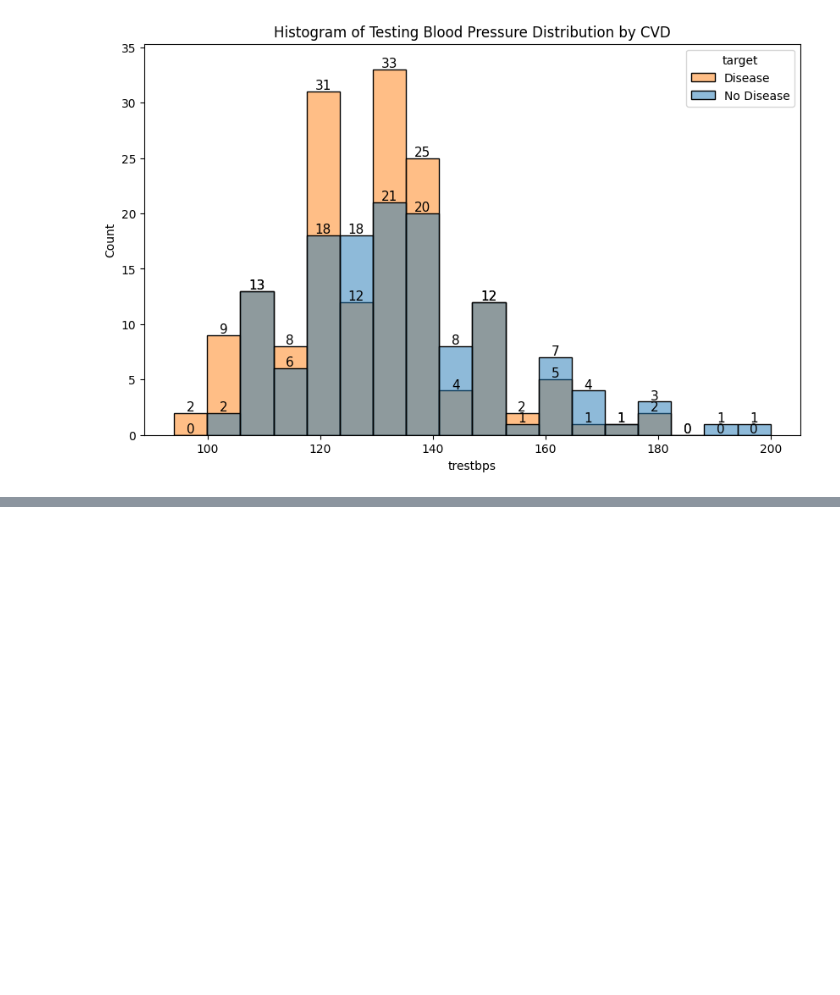
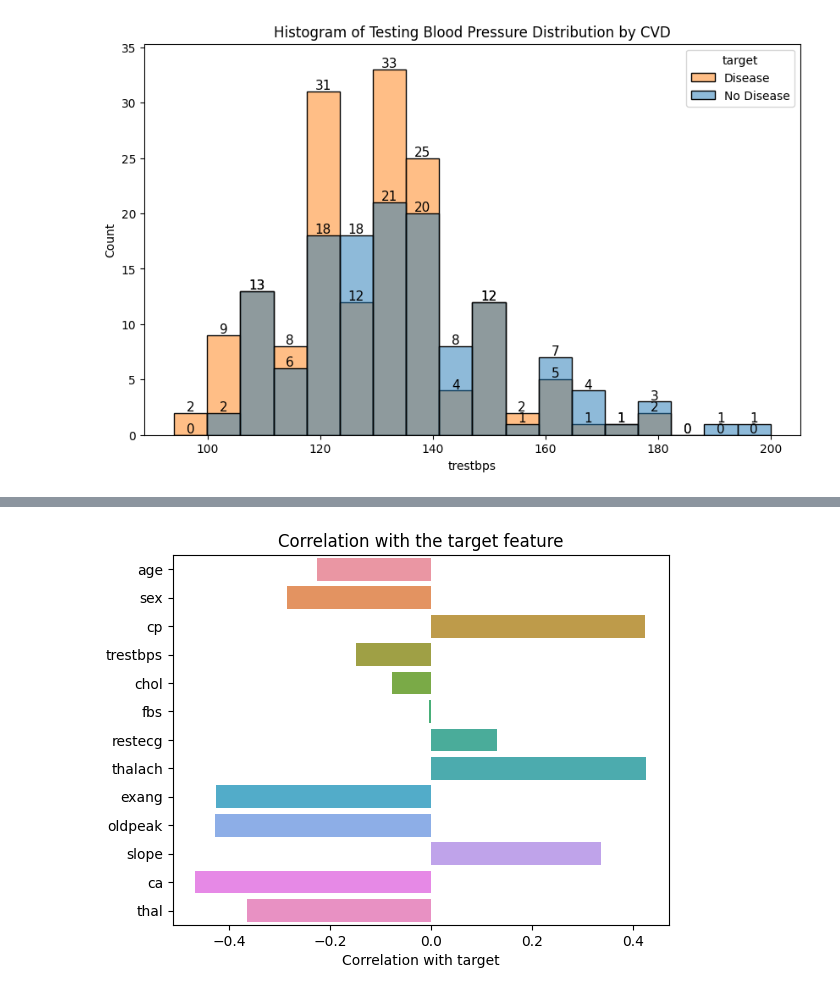
Before and after one commit to kanaishk/Machine-Learning, a Jupyter notebook: Project/Health Care/Heart Attack.ipynb, the cells around one changed output, grey strips where cells are left out. Saved outputs shown, nothing was run; the diff lists cells and outputs as text; code cells hidden in the pictures; blank space fills up the shorter version.

```diff
--- a/Project/Health Care/Heart Attack.ipynb
+++ b/Project/Health Care/Heart Attack.ipynb
@@ -366,0 +398,11 @@ plt.close()
+# %%
+rem_target = dataset.drop('target', axis=1)
+title = 'Correlation with the target feature'
+sns.barplot(y=rem_target.columns,x=rem_target.corrwith(dataset['target']))
+plt.xlabel('Correlation with target')
+plt.title(title)
+plt.savefig(os.path.join(graph_dir, title + '.png'), bbox_inches='tight')
+plt.show()
+plt.close()
+# %% [output]
+[figure, added]
```
Also changed, not shown: parts of 12 cells of this notebook, 9 other files.
